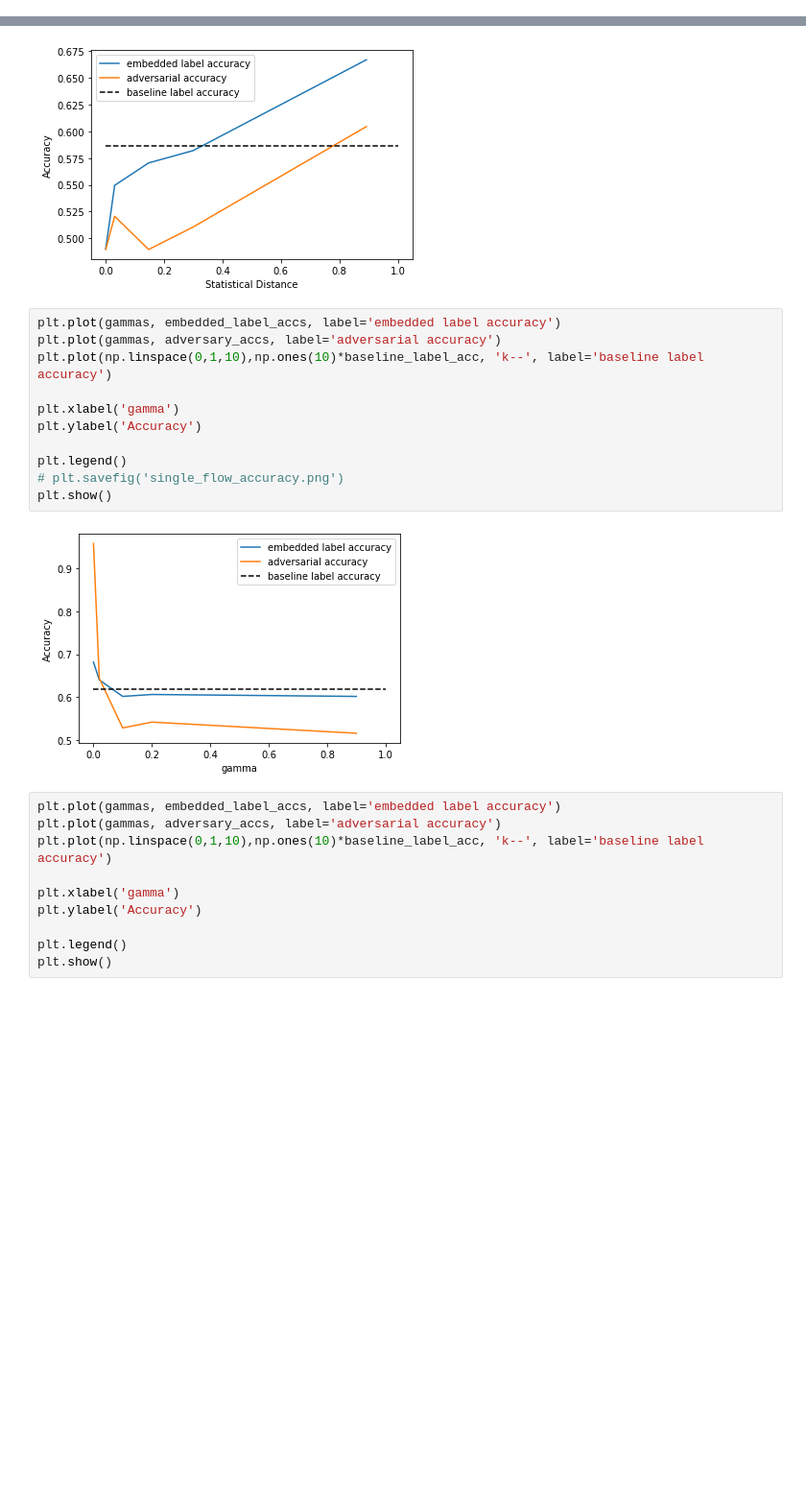
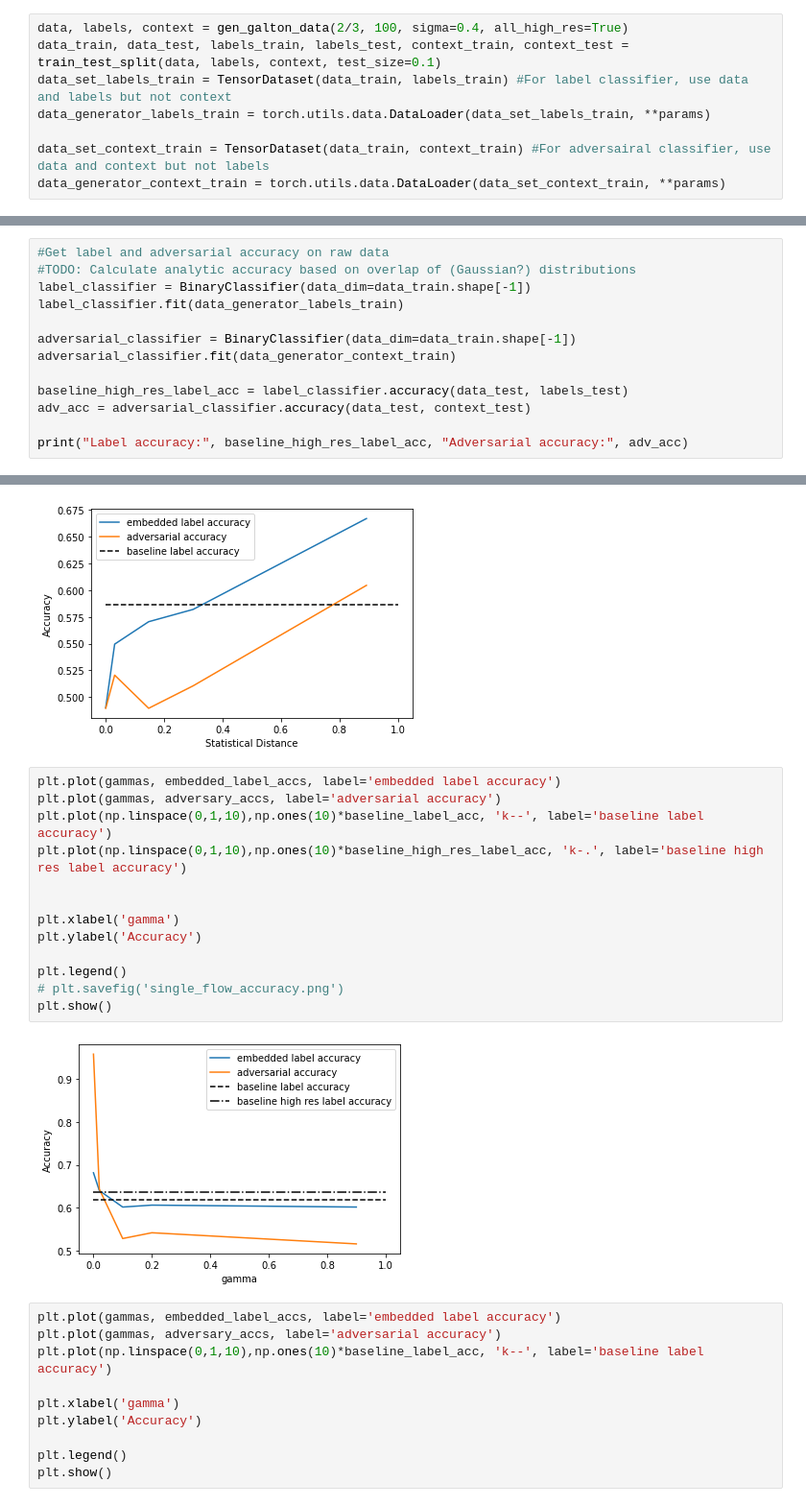
Before and after one commit to jtamanas/FNF4HEP, a Jupyter notebook: alpha23_example.ipynb, the cells around one changed output, grey strips where cells are left out. Shown at 96% size. Drawn from its saved outputs; the diff is of its cells as text; blank space fills up the shorter version.

```diff
--- a/alpha23_example.ipynb
+++ b/alpha23_example.ipynb
@@ -19,3 +19,11 @@ from utils.DataSplitting import *
 ## Generate Split Data
 # %% [markdown]
 ### Baseline High-Res Simulator
+# %%
+data, labels, context = gen_galton_data(2/3, 100, sigma=0.4, all_high_res=True)
+data_train, data_test, labels_train, labels_test, context_train, context_test = train_test_split(data, labels, context, test_size=0.1)
+data_set_labels_train = TensorDataset(data_train, labels_train) #For label classifier, use data and labels but not context
+data_generator_labels_train = torch.utils.data.DataLoader(data_set_labels_train, **params)
+
+data_set_context_train = TensorDataset(data_train, context_train) #For adversairal classifier, use data and context but not labels
+data_generator_context_train = torch.utils.data.DataLoader(data_set_context_train, **params)
@@ -21,0 +40,13 @@ from utils.DataSplitting import *
+# %%
+#Get label and adversarial accuracy on raw data
+#TODO: Calculate analytic accuracy based on overlap of (Gaussian?) distributions
+label_classifier = BinaryClassifier(data_dim=data_train.shape[-1])
+label_classifier.fit(data_generator_labels_train)
+
+adversarial_classifier = BinaryClassifier(data_dim=data_train.shape[-1])
+adversarial_classifier.fit(data_generator_context_train)
+
+baseline_high_res_label_acc = label_classifier.accuracy(data_test, labels_test)
+adv_acc = adversarial_classifier.accuracy(data_test, context_test)
+
+print("Label accuracy:", baseline_high_res_label_acc, "Adversarial accuracy:", adv_acc)
@@ -204,16 +237,18 @@ plt.show()
 # %%
 plt.plot(gammas, embedded_label_accs, label='embedded label accuracy')
 plt.plot(gammas, adversary_accs, label='adversarial accuracy')
 plt.plot(np.linspace(0,1,10),np.ones(10)*baseline_label_acc, 'k--', label='baseline label accuracy')
+plt.plot(np.linspace(0,1,10),np.ones(10)*baseline_high_res_label_acc, 'k-.', label='baseline high res label accuracy')
+
 
 plt.xlabel('gamma')
 plt.ylabel('Accuracy')
 
 plt.legend()
 # plt.savefig('single_flow_accuracy.png')
 plt.show()
 # %% [output]
-[figure, old version]
+[figure, new version]
 # %%
 plt.plot(gammas, embedded_label_accs, label='embedded label accuracy')
 plt.plot(gammas, adversary_accs, label='adversarial accuracy')
```
Also changed, not shown: parts of 4 cells of this notebook, 1 other file.
